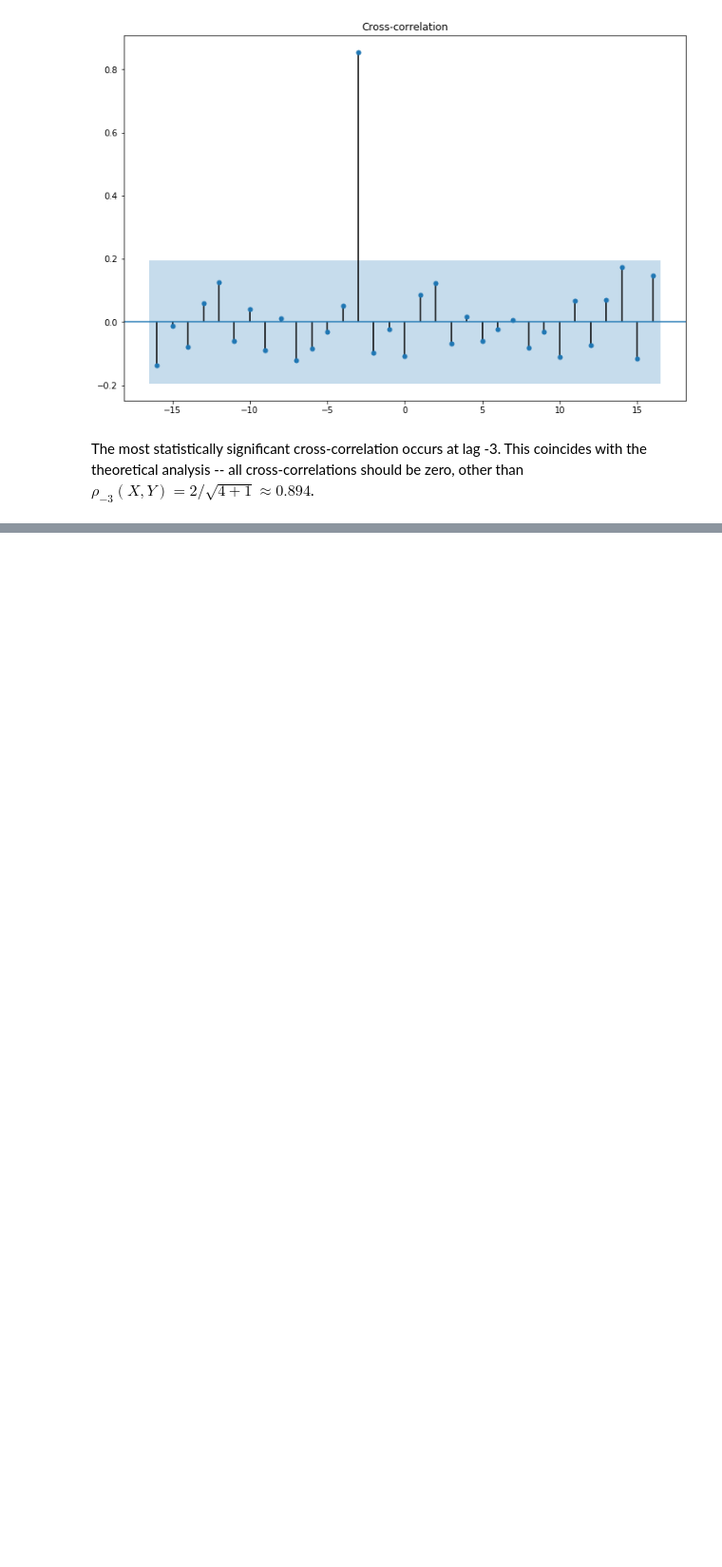
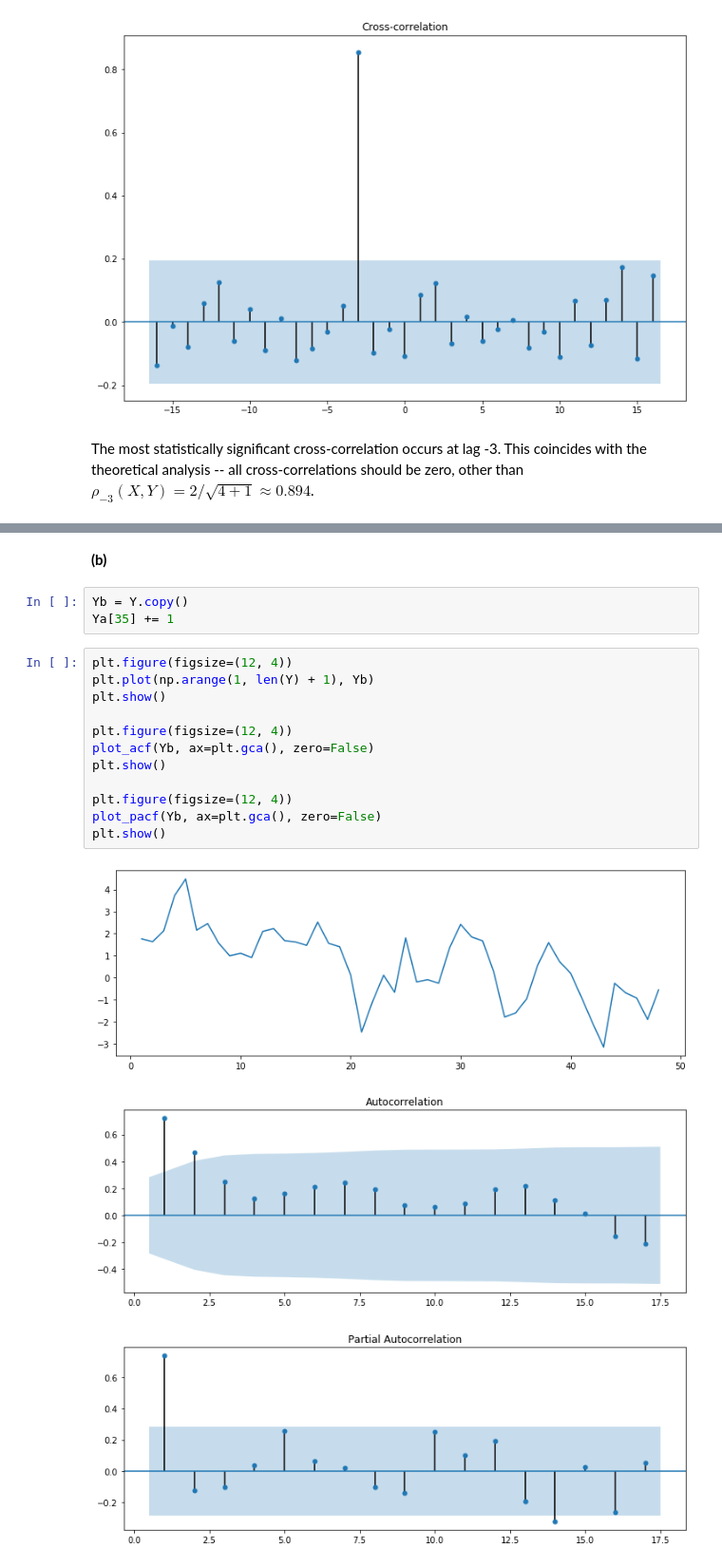
Before and after one commit to telmo-correa/time-series-analysis, a Jupyter notebook: Python/Chapter 11 (Ex 11 - 20) - Time Series Regression Models.ipynb, the cells around one changed output, grey strips where cells are left out. Shown: that part at 95% size. Cells and saved outputs as stored; diff of their text form; blank space fills up the shorter version.

```diff
--- a/Python/Chapter 11 (Ex 11 - 20) - Time Series Regression Models.ipynb
+++ b/Python/Chapter 11 (Ex 11 - 20) - Time Series Regression Models.ipynb
@@ -38,0 +150,21 @@ The most statistically significant cross-correlation occurs at lag -3.  This coi
+# %% [markdown]
+**(b)**
+# %%
+Yb = Y.copy()
+Ya[35] += 1
+# %%
+plt.figure(figsize=(12, 4))
+plt.plot(np.arange(1, len(Y) + 1), Yb)
+plt.show()
+
+plt.figure(figsize=(12, 4))
+plot_acf(Yb, ax=plt.gca(), zero=False)
+plt.show()
+
+plt.figure(figsize=(12, 4))
+plot_pacf(Yb, ax=plt.gca(), zero=False)
+plt.show()
+# %% [output]
+[figure, added]
+[figure, added]
+[figure, added]
```
Also changed, not shown: parts of 37 cells of this notebook, 3 other files.
